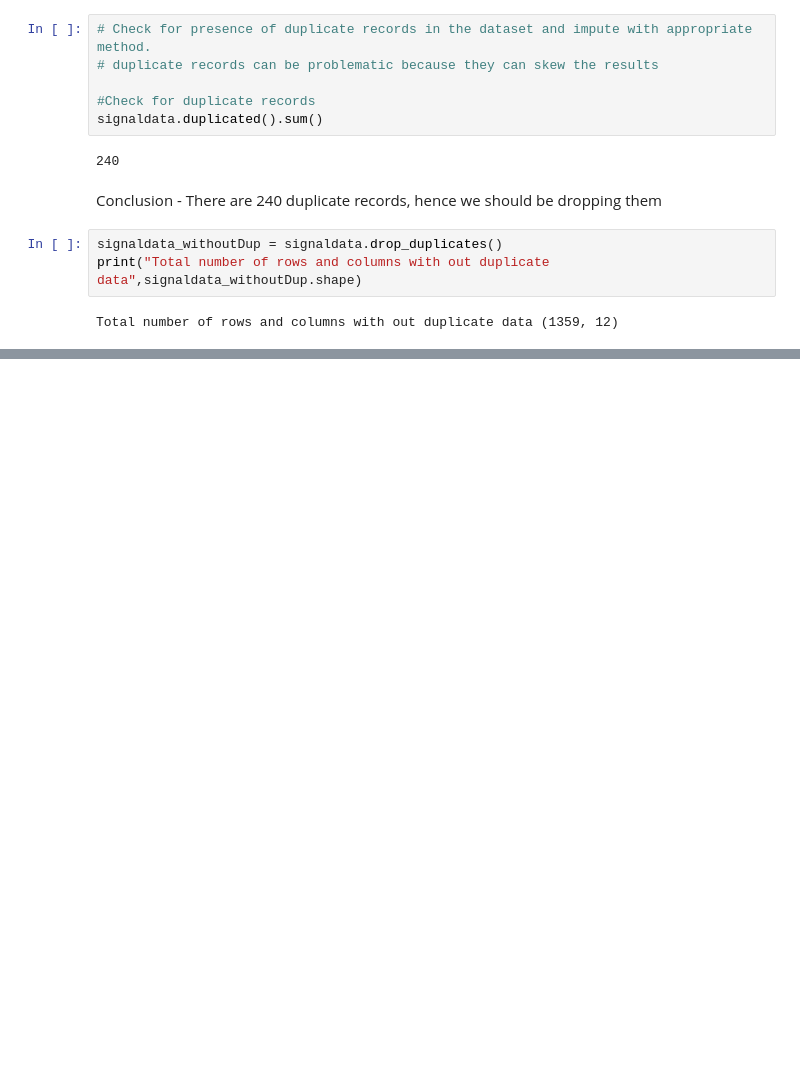
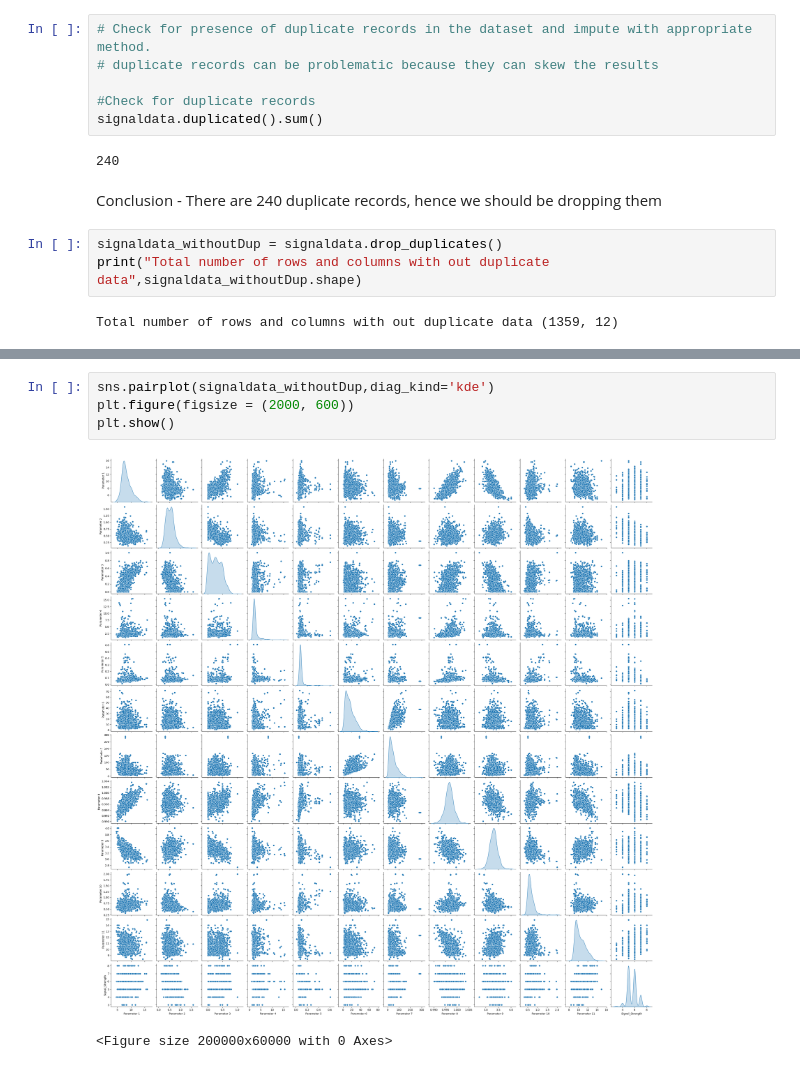
Before and after one commit to adithya72/Deep-Learning, a Jupyter notebook: SingalQualityPredictionModel.ipynb, the cells around one changed output, grey strips where cells are left out. Drawn from its saved outputs; the diff is of its cells as text; blank space fills up the shorter version.

```diff
--- a/SingalQualityPredictionModel.ipynb
+++ b/SingalQualityPredictionModel.ipynb
@@ -111,0 +220,7 @@ Total number of rows and columns with out duplicate data (1359, 12)
+# %%
+sns.pairplot(signaldata_withoutDup,diag_kind='kde')
+plt.figure(figsize = (2000, 600))
+plt.show()
+# %% [output]
+[figure, added]
+<Figure size 200000x60000 with 0 Axes>
```
Also changed, not shown: parts of 45 cells of this notebook.
